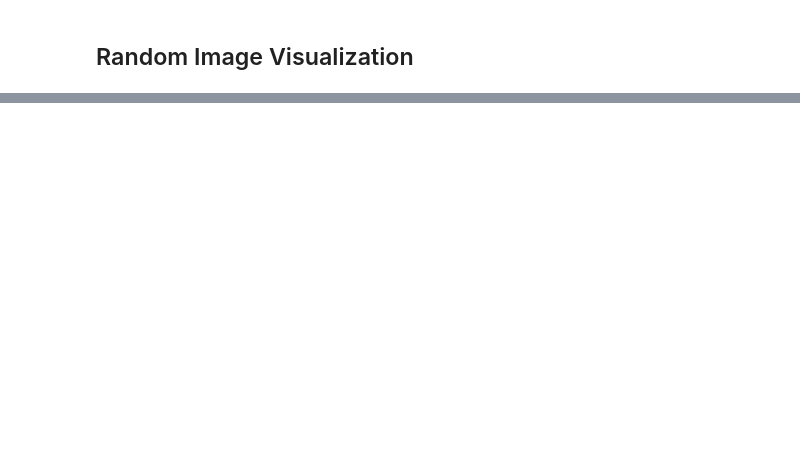
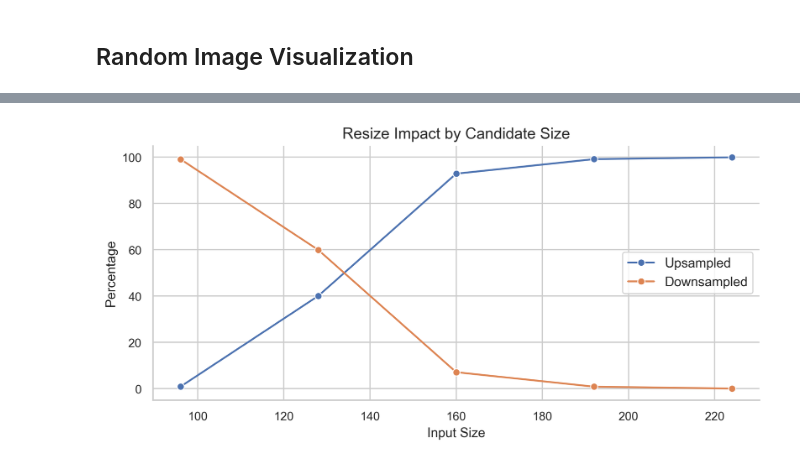
Before and after one commit to JuanCardona7/my-image-classifier, a Jupyter notebook: notebooks/IMG_01_image_audit.ipynb, the cells around one changed output, grey strips where cells are left out. Saved outputs shown, nothing was run; the diff lists cells and outputs as text; code cells hidden in the pictures; blank space fills up the shorter version.

```diff
--- a/notebooks/IMG_01_image_audit.ipynb
+++ b/notebooks/IMG_01_image_audit.ipynb
@@ -272,0 +727,15 @@ plt.show()
+# %%
+# Candidate image sizes for resizing during preprocessing based on the distribution of
+# image widths and the presence of small images in the dataset. These sizes are commonly
+# used in image classification tasks and can help ensure that the model receives input
+# images of consistent dimensions while retaining important features.
+
+candidate_sizes = [
+    96,
+    128,
+    160,
+    192,
+    224,
+]
+
+candidate_sizes
@@ -272,0 +784,32 @@ plt.show()
+# %%
+# Plot the impact of resizing on the dataset for each candidate size
+
+fig, ax = plt.subplots(figsize=(8, 4))
+
+sns.lineplot(
+    data=resize_impact_df,
+    x="input_size",
+    y="upsampled_pct",
+    marker="o",
+    label="Upsampled",
+)
+
+sns.lineplot(
+    data=resize_impact_df,
+    x="input_size",
+    y="downsampled_pct",
+    marker="o",
+    label="Downsampled",
+)
+
+clean_axis_labels(
+    ax,
+    xlabel="Input Size",
+    ylabel="Percentage",
+    title="Resize Impact by Candidate Size",
+)
+
+plt.tight_layout()
+plt.show()
+# %% [output]
+[figure, added]
```
Also changed, not shown: parts of 88 cells of this notebook, 1 other file.
